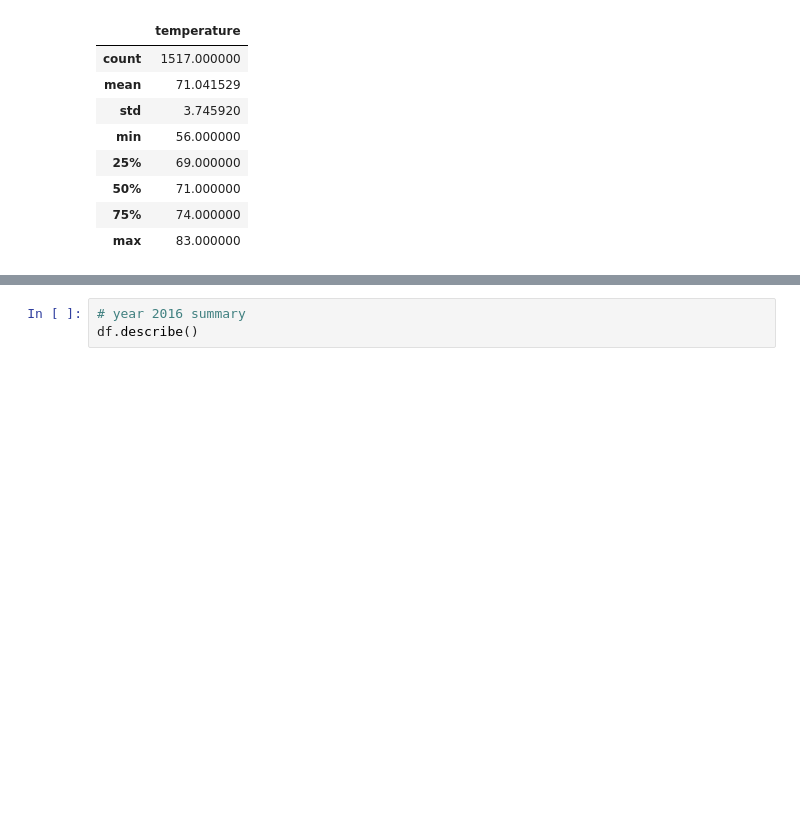
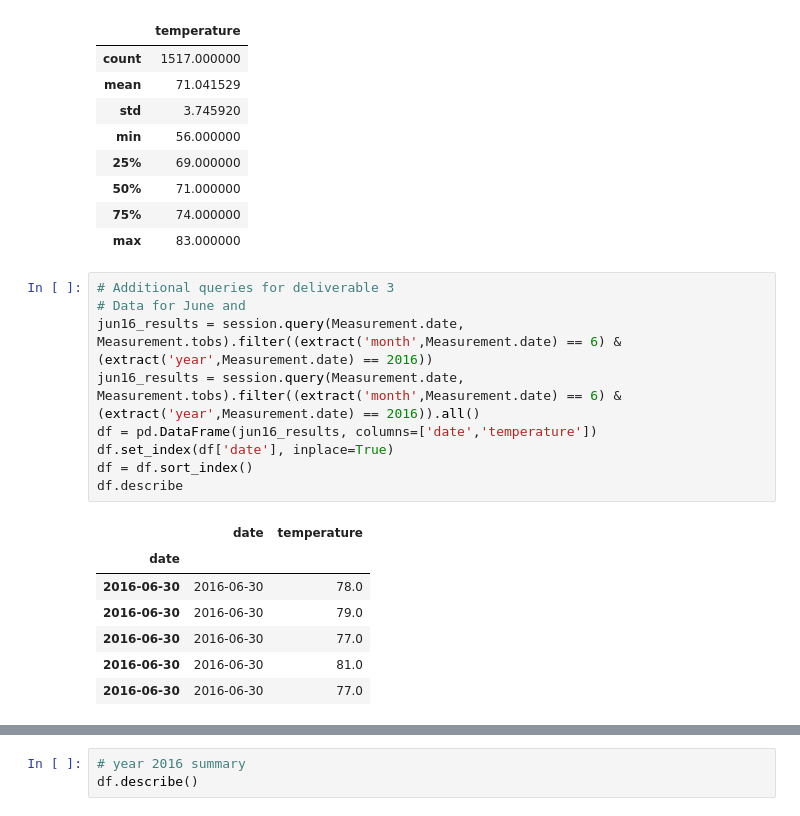
Before and after one commit to jquindiagan/surfs_up, a Jupyter notebook: SurfsUp_Challenge.ipynb, the cells around one changed output, grey strips where cells are left out. Saved outputs shown, nothing was run; the diff lists cells and outputs as text; blank space fills up the shorter version.

```diff
--- a/SurfsUp_Challenge.ipynb
+++ b/SurfsUp_Challenge.ipynb
@@ -113,3 +113,20 @@ df.describe()
 | 50% | 71.000000 |
 | 75% | 74.000000 |
 | max | 83.000000 |
+# %%
+# Additional queries for deliverable 3
+# Data for June and
+jun16_results = session.query(Measurement.date, Measurement.tobs).filter((extract('month',Measurement.date) == 6) & (extract('year',Measurement.date) == 2016))
+jun16_results = session.query(Measurement.date, Measurement.tobs).filter((extract('month',Measurement.date) == 6) & (extract('year',Measurement.date) == 2016)).all()
+df = pd.DataFrame(jun16_results, columns=['date','temperature'])
+df.set_index(df['date'], inplace=True)
+df = df.sort_index()
+df.describe
+# %% [output]
+|  | date | temperature |
+| date |  |  |
+| 2016-06-30 | 2016-06-30 | 78.0 |
+| 2016-06-30 | 2016-06-30 | 79.0 |
+| 2016-06-30 | 2016-06-30 | 77.0 |
+| 2016-06-30 | 2016-06-30 | 81.0 |
+| 2016-06-30 | 2016-06-30 | 77.0 |
```
Also changed, not shown: parts of 4 cells of this notebook, 4 other files.
